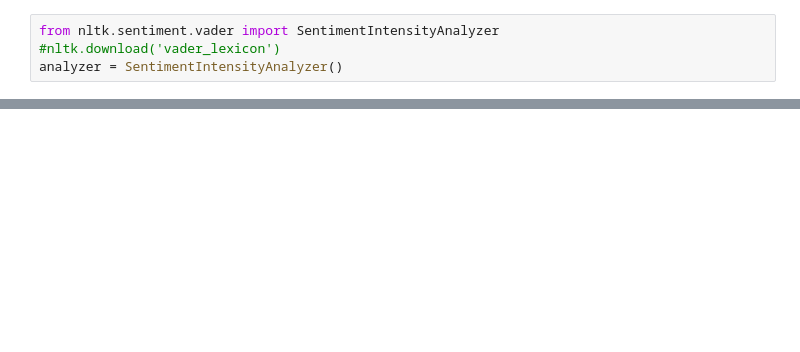
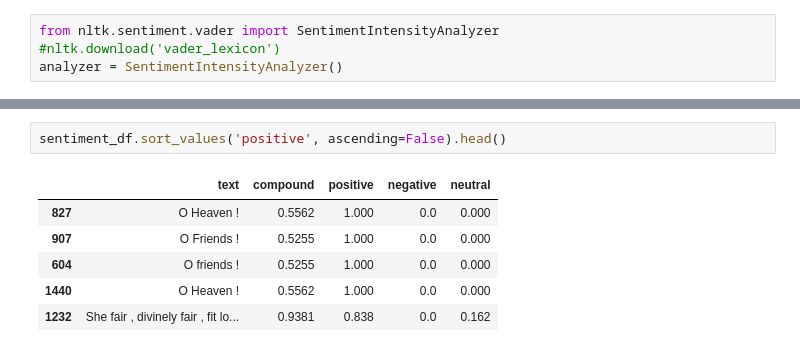
Before and after one commit to britt-emm/Homework, a Jupyter notebook: Week_20/Week20HW.ipynb, the cells around one changed output, grey strips where cells are left out. Cells and saved outputs as stored; diff of their text form; blank space fills up the shorter version.

```diff
--- a/Week_20/Week20HW.ipynb
+++ b/Week_20/Week20HW.ipynb
@@ -245,0 +226,9 @@ AttributeError: 'list' object has no attribute 'encode'
+# %%
+sentiment_df.sort_values('positive', ascending=False).head()
+# %% [output]
+|  | text | compound | positive | negative | neutral |
+| 827 | O Heaven ! | 0.5562 | 1.000 | 0.0 | 0.000 |
+| 907 | O Friends ! | 0.5255 | 1.000 | 0.0 | 0.000 |
+| 604 | O friends ! | 0.5255 | 1.000 | 0.0 | 0.000 |
+| 1440 | O Heaven ! | 0.5562 | 1.000 | 0.0 | 0.000 |
+| 1232 | She fair , divinely fair , fit lo... | 0.9381 | 0.838 | 0.0 | 0.162 |
```
Also changed, not shown: parts of 14 cells of this notebook, 8 other files.
